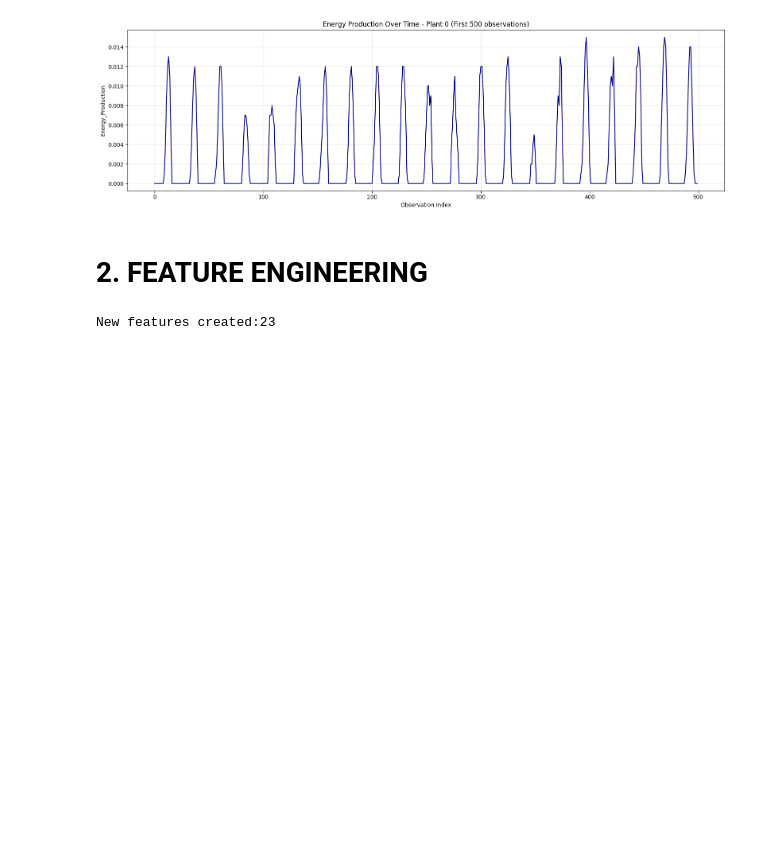
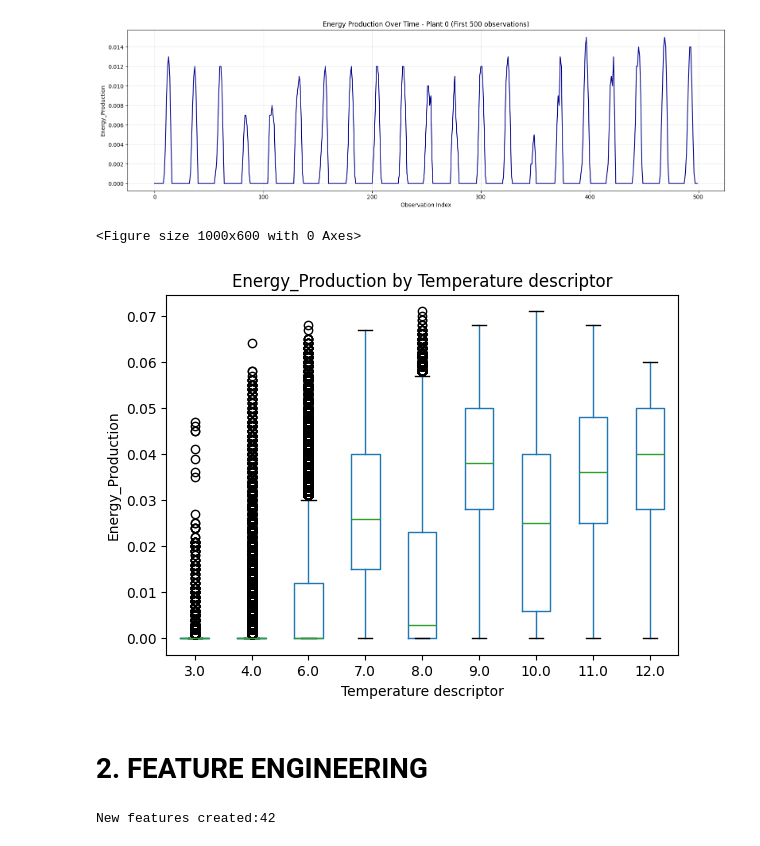
Before and after one commit to Katpst/Solar-Energy-Production-Forecasting, a Jupyter notebook: ML_Forecasting.ipynb, the cells around one changed output. Saved outputs shown, nothing was run; the diff lists cells and outputs as text; code cells hidden in the pictures; blank space fills up the shorter version.

```diff
--- a/ML_Forecasting.ipynb
+++ b/ML_Forecasting.ipynb
@@ -349,5 +395,19 @@ plt.tight_layout()
 plt.show()
 # %% [output]
 [figure]
+# %%
+#boxplot to see the ordinal variable:temperature descriptor (not considered as continuous numerical but as ordinal)
+import matplotlib.pyplot as plt
+
+plt.figure(figsize=(10,6))
+train.boxplot(column="Energy_Production", by="Temperature descriptor", grid=False)
+plt.title("Energy_Production by Temperature descriptor")
+plt.suptitle("")
+plt.xlabel("Temperature descriptor")
+plt.ylabel("Energy_Production")
+plt.show()
+# %% [output]
+<Figure size 1000x600 with 0 Axes>
+[figure, added]
 # %% [markdown]
 # 2. FEATURE ENGINEERING
@@ -394,33 +464,33 @@ def lag_features(df, lags=[1,2,3,24,48,168]):
   for lag in lags:
     df_copy[f'Energy_Production_lag_{lag}'] = df_copy.groupby("Plant_ID")["Energy_Production"].shift(lag)
   return df_copy
-
+# for each plant, a production column with lag
 def rolling_features(df, windows=[3,6,12,24]):
   df_copy=df.copy()
 
   for window in windows:
         # Rolling mean
         df_copy[f"Energy_Production_rolling_mean_{window}"] = df_copy.groupby("Plant_ID")["Energy_Production"].transform(
-            lambda x: x.rolling(window=window, min_periods=1).mean())
+            lambda x: x.shift(1).rolling(window=window, min_periods=1).mean())
 
         # Rolling standard deviation
         df_copy[f"Energy_Production_rolling_std_{window}"] = df_copy.groupby("Plant_ID")["Energy_Production"].transform(
-            lambda x: x.rolling(window=window, min_periods=1).std().fillna(0))
+            lambda x: x.shift(1).rolling(window=window, min_periods=1).std().fillna(0))
 
         # Rolling min and max
         df_copy[f"Energy_Production_rolling_min_{window}"] = df_copy.groupby("Plant_ID")["Energy_Production"].transform(
-            lambda x: x.rolling(window=window, min_periods=1).min())
+            lambda x: x.shift(1).rolling(window=window, min_periods=1).min())
         df_copy[f"Energy_Production_rolling_max_{window}"] = df_copy.groupby("Plant_ID")["Energy_Production"].transform(
-            lambda x: x.rolling(window=window, min_periods=1).max())
+            lambda x: x.shift(1).rolling(window=window, min_periods=1).max())
 
   return df_copy
 
 train=lag_features(train)
 train=rolling_features(train)
-test=lag_features(test)
-test=rolling_features(test)
+#test=lag_features(test)
+#test=rolling_features(test)
 
 new_features=[col for col in train.columns if col not in ["Plant_ID","UTC Time", "Energy_Production", 'Day-Night']+weather_cols]
 print(f"New features created:{len(new_features)}")
 # %% [output]
-New features created:23
+New features created:42
```
Also changed, not shown: parts of 31 cells of this notebook.
